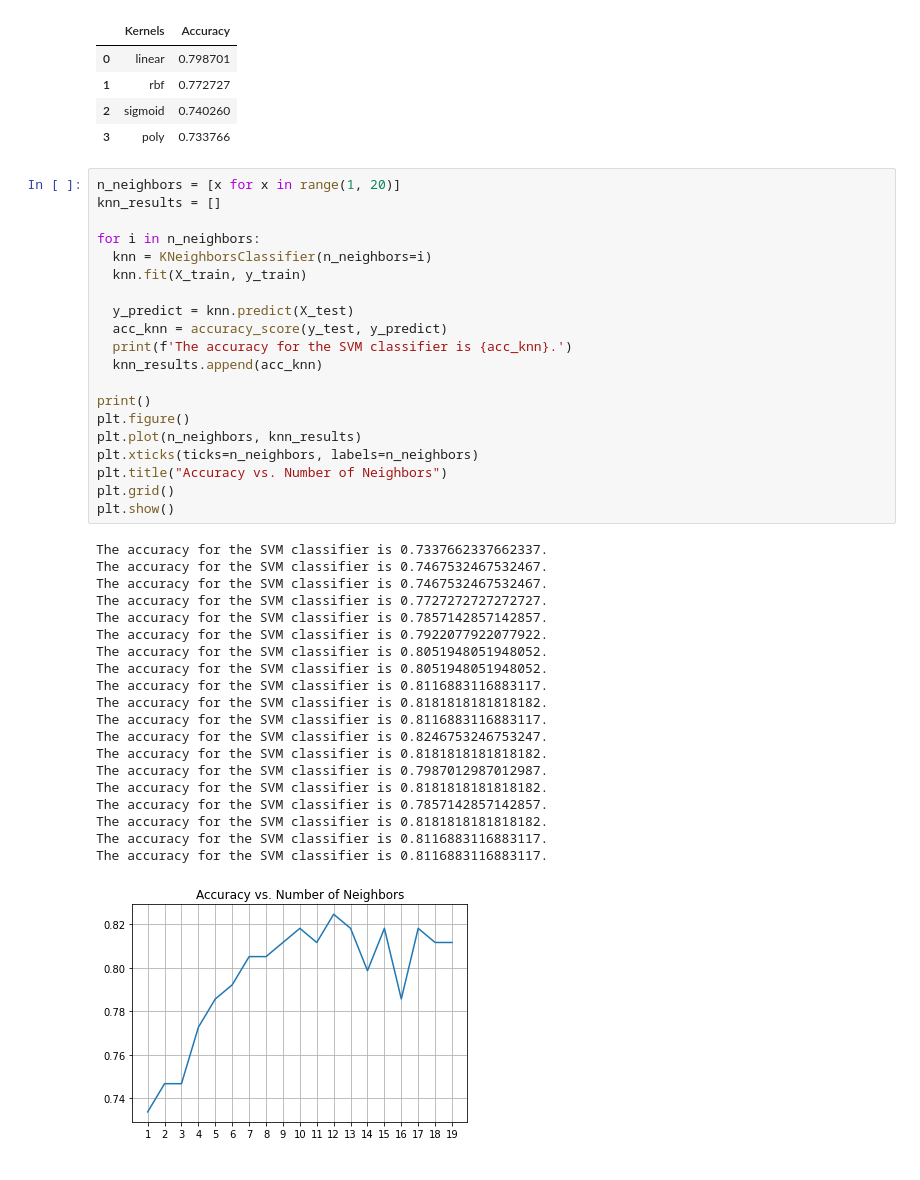
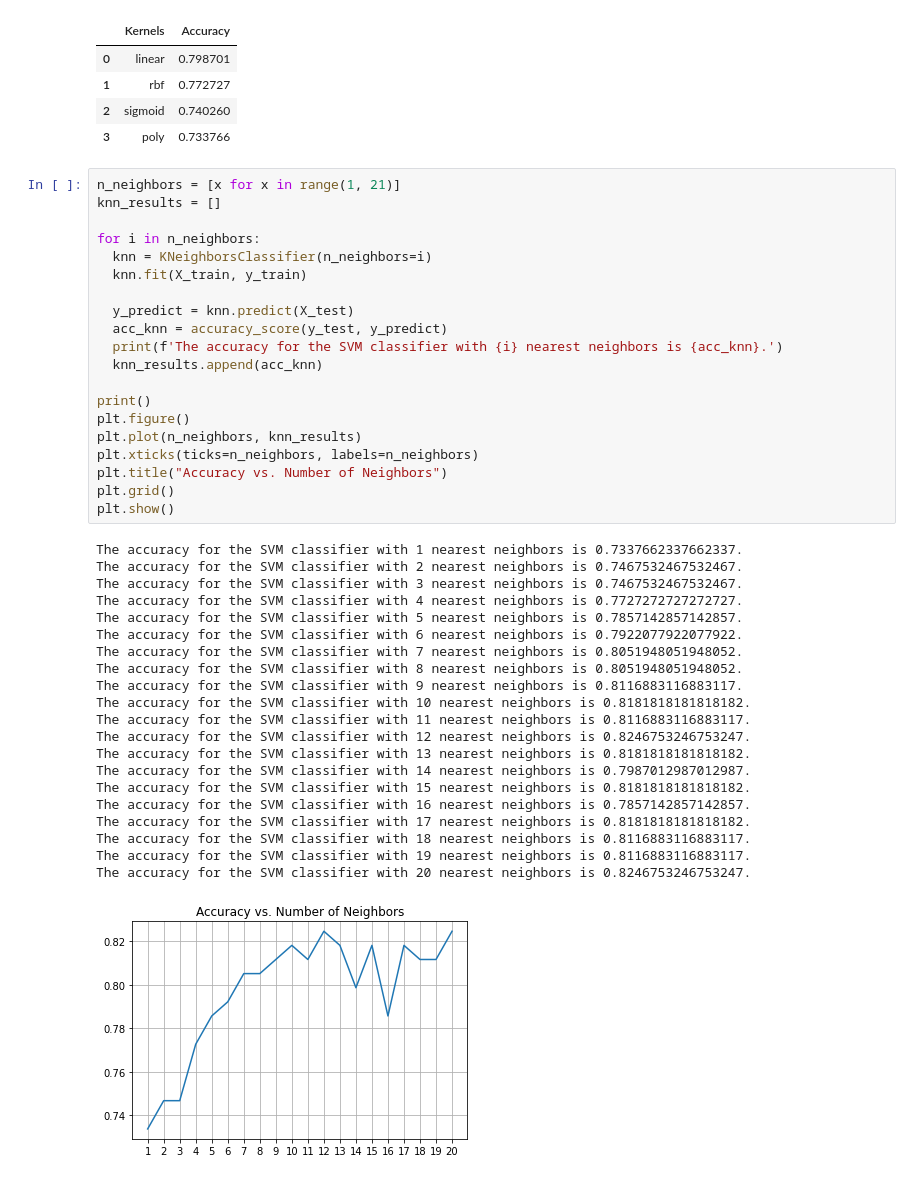
Before and after one commit to LachlanMountjoy/EE695Project, a Jupyter notebook: SVM_and_KNN.ipynb, the cells around one changed output. Saved outputs shown, nothing was run; the diff lists cells and outputs as text.

```diff
--- a/SVM_and_KNN.ipynb
+++ b/SVM_and_KNN.ipynb
@@ -98,43 +98,44 @@ pd.DataFrame(data)
 | 2 | sigmoid | 0.740260 |
 | 3 | poly | 0.733766 |
 # %%
-n_neighbors = [x for x in range(1, 20)]
+n_neighbors = [x for x in range(1, 21)]
 knn_results = []
 
 for i in n_neighbors:
   knn = KNeighborsClassifier(n_neighbors=i)
   knn.fit(X_train, y_train)
 
   y_predict = knn.predict(X_test)
   acc_knn = accuracy_score(y_test, y_predict)
-  print(f'The accuracy for the SVM classifier is {acc_knn}.')
+  print(f'The accuracy for the SVM classifier with {i} nearest neighbors is {acc_knn}.')
   knn_results.append(acc_knn)
 
 print()
 plt.figure()
 plt.plot(n_neighbors, knn_results)
 plt.xticks(ticks=n_neighbors, labels=n_neighbors)
 plt.title("Accuracy vs. Number of Neighbors")
 plt.grid()
 plt.show()
 # %% [output]
-The accuracy for the SVM classifier is 0.7337662337662337.
-The accuracy for the SVM classifier is 0.7467532467532467.
-The accuracy for the SVM classifier is 0.7467532467532467.
-The accuracy for the SVM classifier is 0.7727272727272727.
-The accuracy for the SVM classifier is 0.7857142857142857.
-The accuracy for the SVM classifier is 0.7922077922077922.
-The accuracy for the SVM classifier is 0.8051948051948052.
-The accuracy for the SVM classifier is 0.8051948051948052.
-The accuracy for the SVM classifier is 0.8116883116883117.
-The accuracy for the SVM classifier is 0.8181818181818182.
-The accuracy for the SVM classifier is 0.8116883116883117.
-The accuracy for the SVM classifier is 0.8246753246753247.
-The accuracy for the SVM classifier is 0.8181818181818182.
-The accuracy for the SVM classifier is 0.7987012987012987.
-The accuracy for the SVM classifier is 0.8181818181818182.
-The accuracy for the SVM classifier is 0.7857142857142857.
-The accuracy for the SVM classifier is 0.8181818181818182.
-The accuracy for the SVM classifier is 0.8116883116883117.
-The accuracy for the SVM classifier is 0.8116883116883117.
+The accuracy for the SVM classifier with 1 nearest neighbors is 0.7337662337662337.
+The accuracy for the SVM classifier with 2 nearest neighbors is 0.7467532467532467.
+The accuracy for the SVM classifier with 3 nearest neighbors is 0.7467532467532467.
+The accuracy for the SVM classifier with 4 nearest neighbors is 0.7727272727272727.
+The accuracy for the SVM classifier with 5 nearest neighbors is 0.7857142857142857.
+The accuracy for the SVM classifier with 6 nearest neighbors is 0.7922077922077922.
+The accuracy for the SVM classifier with 7 nearest neighbors is 0.8051948051948052.
+The accuracy for the SVM classifier with 8 nearest neighbors is 0.8051948051948052.
+The accuracy for the SVM classifier with 9 nearest neighbors is 0.8116883116883117.
+The accuracy for the SVM classifier with 10 nearest neighbors is 0.8181818181818182.
+The accuracy for the SVM classifier with 11 nearest neighbors is 0.8116883116883117.
+The accuracy for the SVM classifier with 12 nearest neighbors is 0.8246753246753247.
+The accuracy for the SVM classifier with 13 nearest neighbors is 0.8181818181818182.
+The accuracy for the SVM classifier with 14 nearest neighbors is 0.7987012987012987.
+The accuracy for the SVM classifier with 15 nearest neighbors is 0.8181818181818182.
+The accuracy for the SVM classifier with 16 nearest neighbors is 0.7857142857142857.
+The accuracy for the SVM classifier with 17 nearest neighbors is 0.8181818181818182.
+The accuracy for the SVM classifier with 18 nearest neighbors is 0.8116883116883117.
+The accuracy for the SVM classifier with 19 nearest neighbors is 0.8116883116883117.
+The accuracy for the SVM classifier with 20 nearest neighbors is 0.8246753246753247.
-[figure, old version]
+[figure, new version]
```
